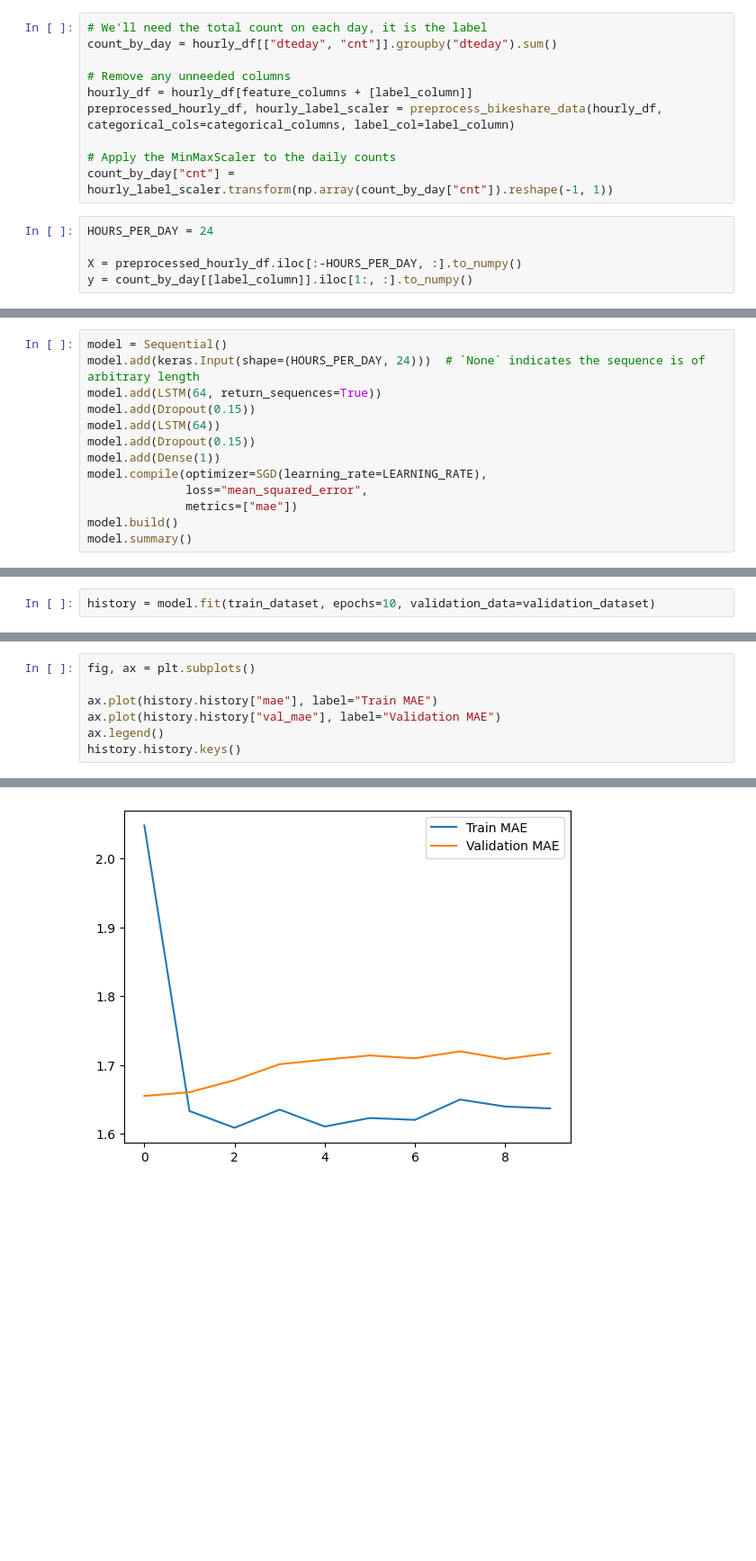
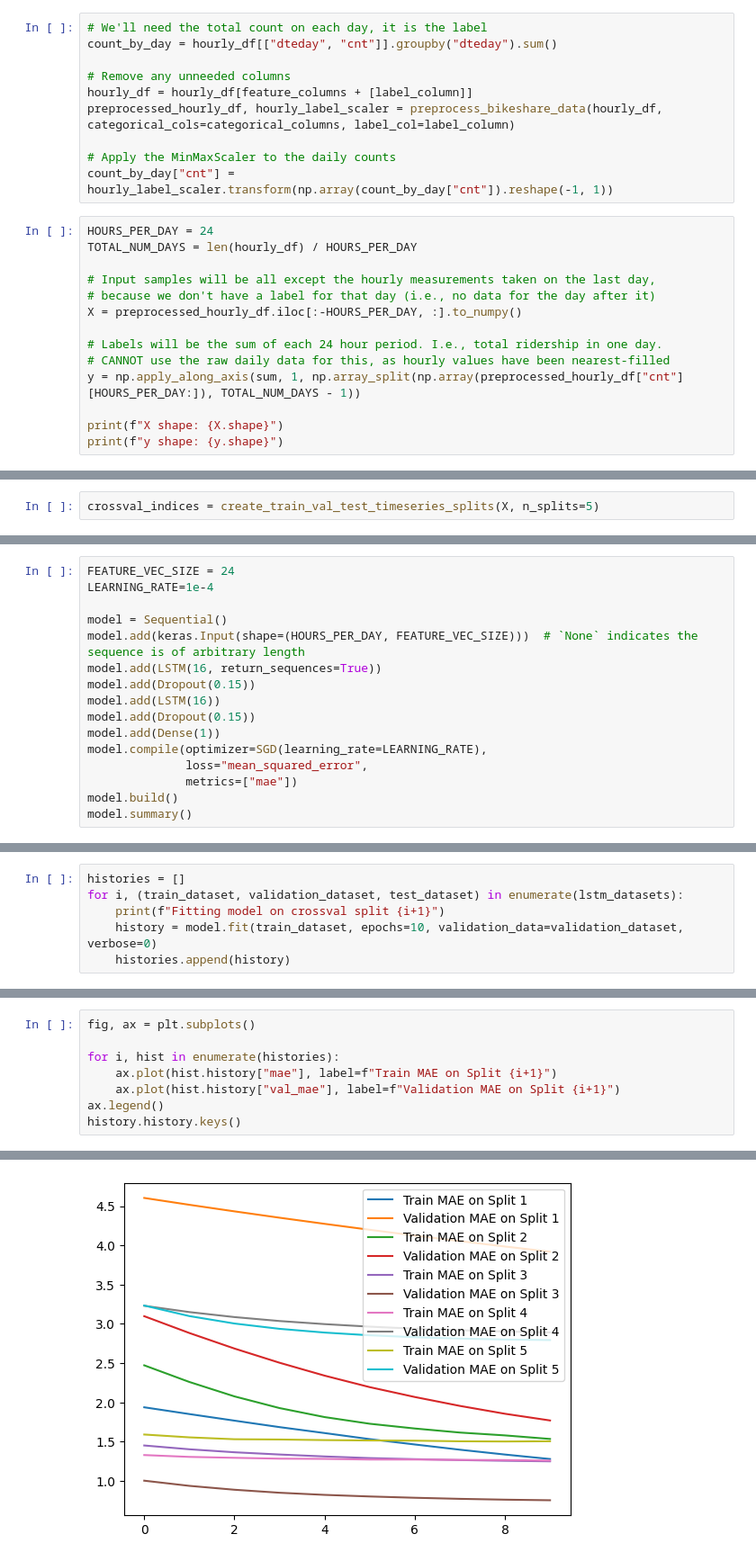
Before and after one commit to ZachOBrien/bikeshare-modelling, a Jupyter notebook: train.ipynb, the cells around one changed output, grey strips where cells are left out. Shown at 90% size. Cells and saved outputs as stored; diff of their text form; blank space fills up the shorter version.

Commit message:
wip: cross validation still wip

```diff
--- a/train.ipynb
+++ b/train.ipynb
@@ -361,6 +411,15 @@ preprocessed_hourly_df, hourly_label_scaler = preprocess_bikeshare_data(hourly_d
 count_by_day["cnt"] = hourly_label_scaler.transform(np.array(count_by_day["cnt"]).reshape(-1, 1))
 # %%
 HOURS_PER_DAY = 24
+TOTAL_NUM_DAYS = len(hourly_df) / HOURS_PER_DAY
 
+# Input samples will be all except the hourly measurements taken on the last day,
+# because we don't have a label for that day (i.e., no data for the day after it)
 X = preprocessed_hourly_df.iloc[:-HOURS_PER_DAY, :].to_numpy()
-y = count_by_day[[label_column]].iloc[1:, :].to_numpy()
+
+# Labels will be the sum of each 24 hour period. I.e., total ridership in one day.
+# CANNOT use the raw daily data for this, as hourly values have been nearest-filled
+y = np.apply_along_axis(sum, 1, np.array_split(np.array(preprocessed_hourly_df["cnt"][HOURS_PER_DAY:]), TOTAL_NUM_DAYS - 1))
+
+print(f"X shape: {X.shape}")
+print(f"y shape: {y.shape}")
@@ -367 +429,3 @@ y = count_by_day[[label_column]].iloc[1:, :].to_numpy()
+# %%
+crossval_indices = create_train_val_test_timeseries_splits(X, n_splits=5)
 # %%
@@ -405,9 +470,12 @@ ax.plot(range(train_set_size, len(X_train) + len(X_test)), X_test[:, -1], alpha=
 # %%
+FEATURE_VEC_SIZE = 24
+LEARNING_RATE=1e-4
+
 model = Sequential()
-model.add(keras.Input(shape=(HOURS_PER_DAY, 24)))  # `None` indicates the sequence is of arbitrary length
-model.add(LSTM(64, return_sequences=True))
+model.add(keras.Input(shape=(HOURS_PER_DAY, FEATURE_VEC_SIZE)))  # `None` indicates the sequence is of arbitrary length
+model.add(LSTM(16, return_sequences=True))
 model.add(Dropout(0.15))
-model.add(LSTM(64))
+model.add(LSTM(16))
 model.add(Dropout(0.15))
 model.add(Dense(1))
 model.compile(optimizer=SGD(learning_rate=LEARNING_RATE),
@@ -436,5 +504,9 @@ Trainable params: 55,873
 Non-trainable params: 0
 _________________________________________________________________
 # %%
-history = model.fit(train_dataset, epochs=10, validation_data=validation_dataset)
+histories = []
+for i, (train_dataset, validation_dataset, test_dataset) in enumerate(lstm_datasets):
+    print(f"Fitting model on crossval split {i+1}")
+    history = model.fit(train_dataset, epochs=10, validation_data=validation_dataset, verbose=0)
+    histories.append(history)
 # %% [output]
@@ -461,10 +518,11 @@ Epoch 10/10
 # %%
 fig, ax = plt.subplots()
 
-ax.plot(history.history["mae"], label="Train MAE")
-ax.plot(history.history["val_mae"], label="Validation MAE")
+for i, hist in enumerate(histories):
+    ax.plot(hist.history["mae"], label=f"Train MAE on Split {i+1}")
+    ax.plot(hist.history["val_mae"], label=f"Validation MAE on Split {i+1}")
 ax.legend()
 history.history.keys()
 # %% [output]
 dict_keys(['loss', 'mae', 'val_loss', 'val_mae'])
-[figure, old version]
+[figure, new version]
```
Also changed, not shown: parts of 15 cells of this notebook.
